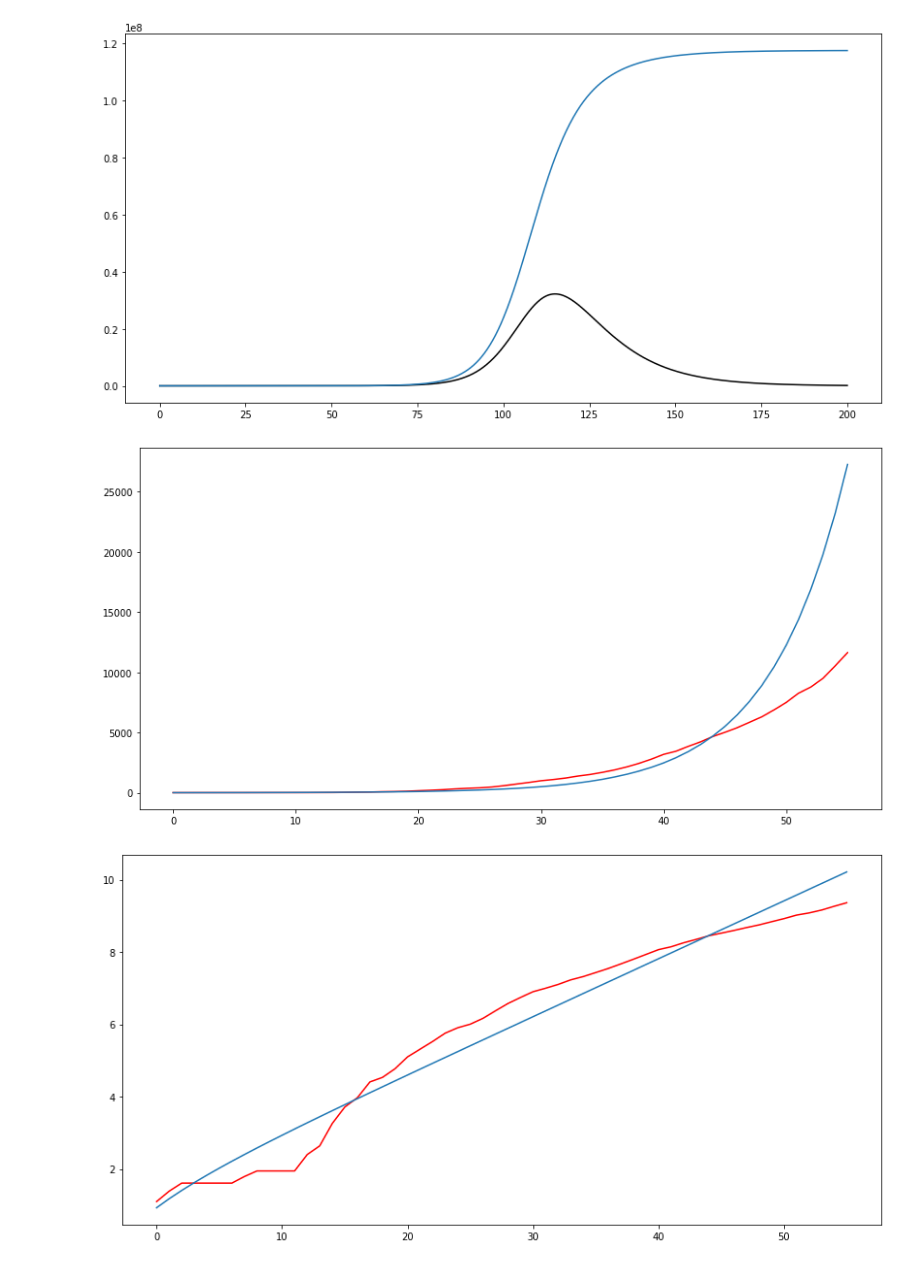
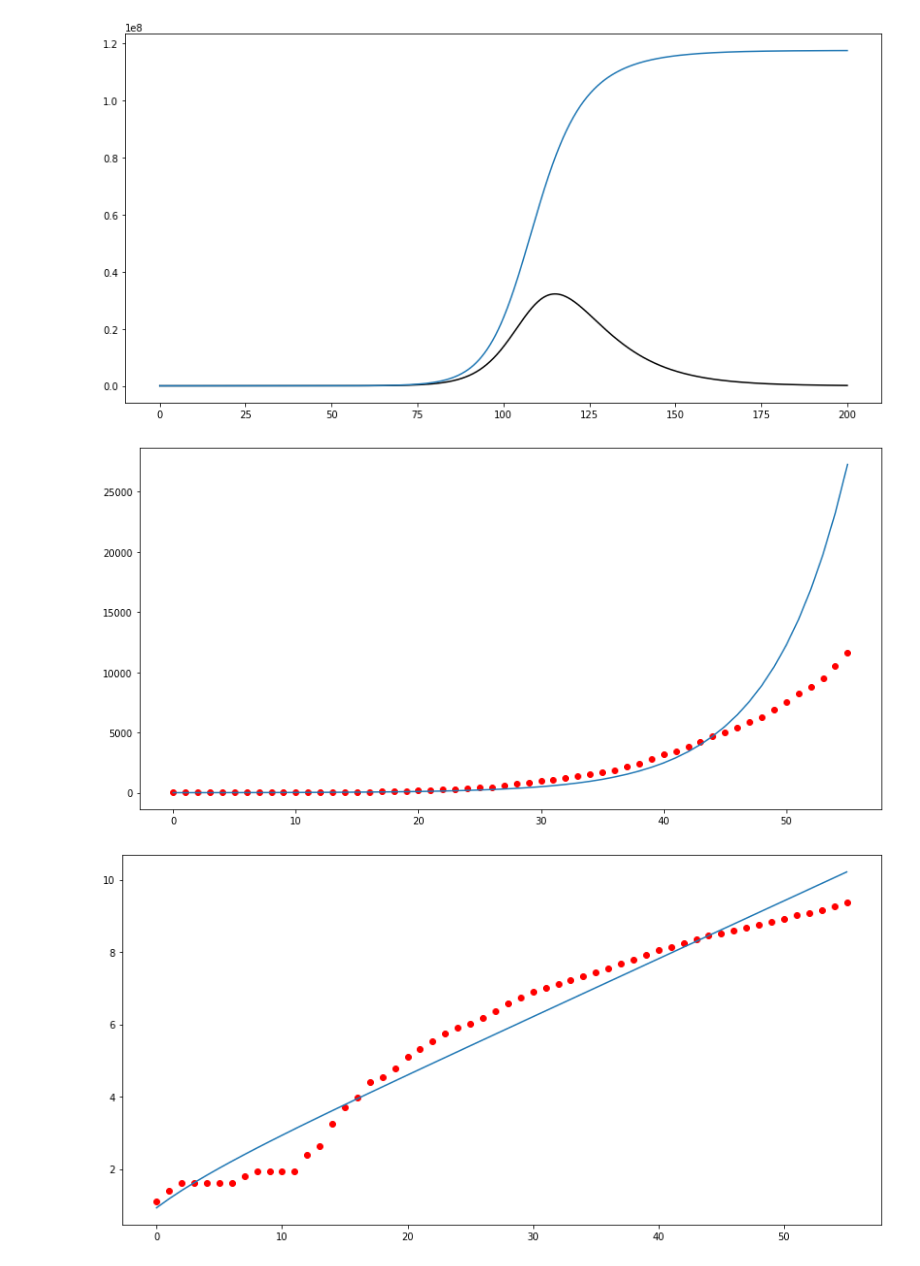
Before and after one commit to aldodec/Covid19-Mex, a Jupyter notebook: SIR.ipynb, the cells around one changed output. Saved outputs shown, nothing was run; the diff lists cells and outputs as text; code cells hidden in the pictures.

```diff
--- a/SIR.ipynb
+++ b/SIR.ipynb
@@ -79,30 +79,30 @@ days = [i for i in range(len(positives))]
 # %%
 # Initial Conditions
 
 N0 = 130 * 10**6
 I0 = 2.53
 
 S0 = N0 - I0
 R0 = 1/N0
 beta = 0.26
 gamma = 0.1
 
 t = np.linspace(0,len(positives)-1,len(positives))
 solution = scipy.integrate.odeint(SIR_model,y0=[S0,I0,R0],t=t,args=(beta,gamma,N0))
 solution = np.array(solution)
 
 plt.figure(figsize=(14,7))
-plt.plot(days,(positives),color='r')
+plt.scatter(days,(positives),color='r')
 plt.plot(t,(solution[:,2]+solution[:,1]))
 plt.show()
 
 plt.figure(figsize=(14,7))
-plt.plot(days,np.log(positives),color='r')
+plt.scatter(days,np.log(positives),color='r')
 plt.plot(t,np.log(solution[:,2]+solution[:,1]))
 plt.show()
 # %% [output]
-[figure, old version]
+[figure, new version]
-[figure, old version]
+[figure, new version]
 # %%
 #beta = 0.26
 #I0 = 2.17
```
Also changed, not shown: parts of 7 cells of this notebook.
